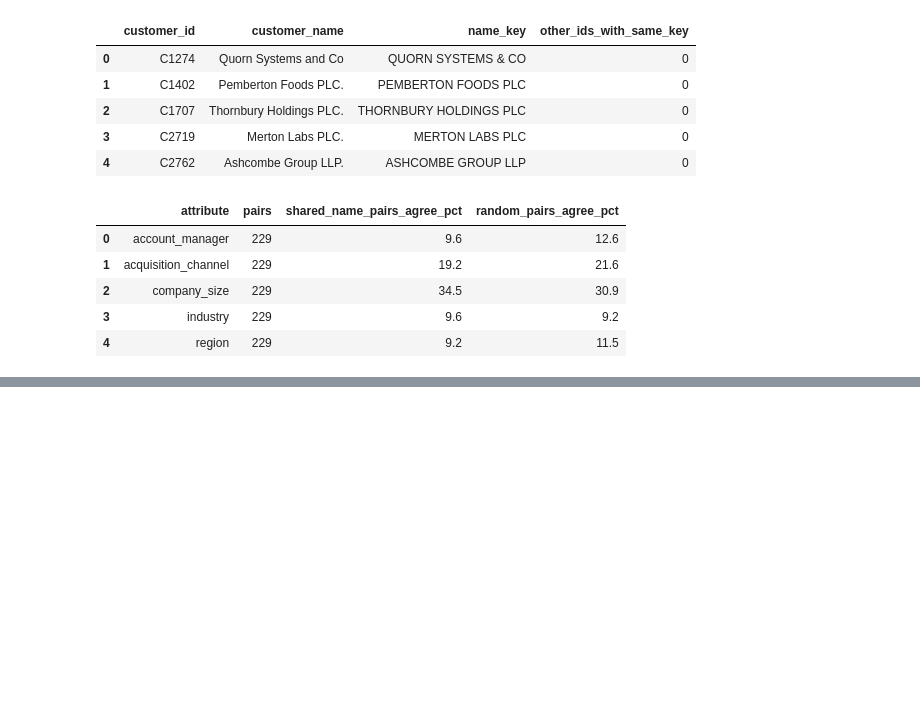
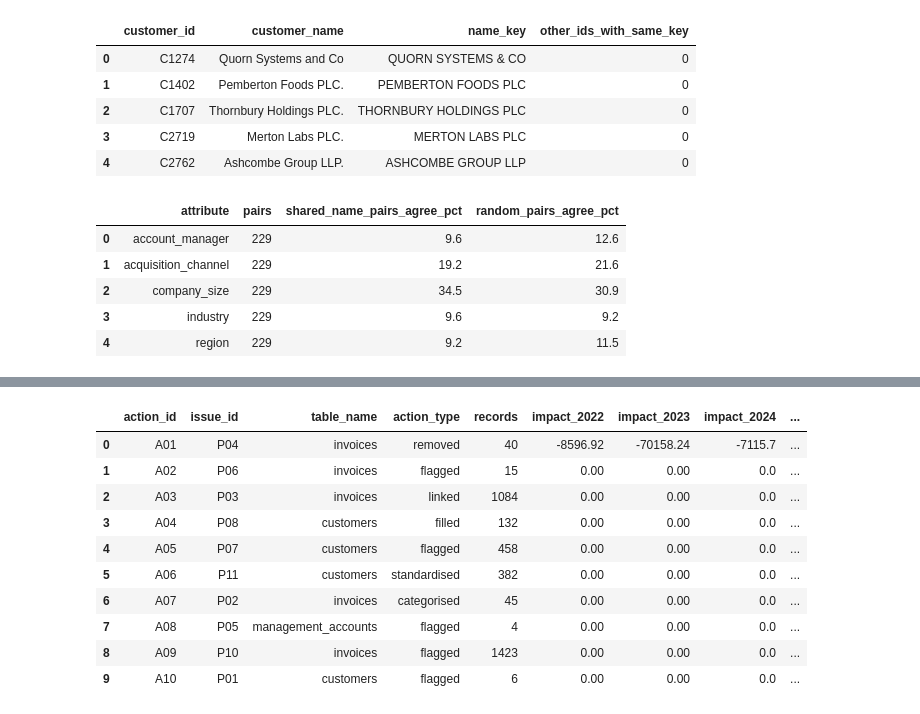
Before and after one commit to xbhxnxv/northbridge-buyside-diligence, a Jupyter notebook: notebooks/02_data_preparation.ipynb, the cells around one changed output, grey strips where cells are left out. Drawn from its saved outputs; the diff is of its cells as text; code cells hidden in the pictures; blank space fills up the shorter version.

```diff
--- a/notebooks/02_data_preparation.ipynb
+++ b/notebooks/02_data_preparation.ipynb
@@ -520,0 +528,25 @@ wrote docs/data_profile.md (771 lines)
+# %%
+rules = q(con, "SELECT * FROM cleaning_rules ORDER BY action_id")
+acts = q(con, "SELECT * FROM cleaning_actions")
+acts["year"] = pd.to_datetime(acts.record_date).dt.year
+years = [2022, 2023, 2024, 2025]
+
+summary = (acts.groupby(["action_id", "issue_id", "table_name"]).size().rename("records").reset_index())
+for y in years:
+    summary[f"impact_{y}"] = summary.action_id.map(acts[acts.year == y].groupby("action_id").revenue_impact.sum()).fillna(0)
+summary["impact_total"] = summary[[f"impact_{y}" for y in years]].sum(axis=1)
+summary = summary.merge(rules[["action_id", "action_type"]], on="action_id")
+summary = summary[["action_id", "issue_id", "table_name", "action_type", "records"] + [f"impact_{y}" for y in years] + ["impact_total"]]
+summary
+# %% [output]
+|  | action_id | issue_id | table_name | action_type | records | impact_2022 | impact_2023 | impact_2024 | ... |
+| 0 | A01 | P04 | invoices | removed | 40 | -8596.92 | -70158.24 | -7115.7 | ... |
+| 1 | A02 | P06 | invoices | flagged | 15 | 0.00 | 0.00 | 0.0 | ... |
+| 2 | A03 | P03 | invoices | linked | 1084 | 0.00 | 0.00 | 0.0 | ... |
+| 3 | A04 | P08 | customers | filled | 132 | 0.00 | 0.00 | 0.0 | ... |
+| 4 | A05 | P07 | customers | flagged | 458 | 0.00 | 0.00 | 0.0 | ... |
+| 5 | A06 | P11 | customers | standardised | 382 | 0.00 | 0.00 | 0.0 | ... |
+| 6 | A07 | P02 | invoices | categorised | 45 | 0.00 | 0.00 | 0.0 | ... |
+| 7 | A08 | P05 | management_accounts | flagged | 4 | 0.00 | 0.00 | 0.0 | ... |
+| 8 | A09 | P10 | invoices | flagged | 1423 | 0.00 | 0.00 | 0.0 | ... |
+| 9 | A10 | P01 | customers | flagged | 6 | 0.00 | 0.00 | 0.0 | ... |
```
Also changed, not shown: parts of 17 cells of this notebook, 15 other files.
